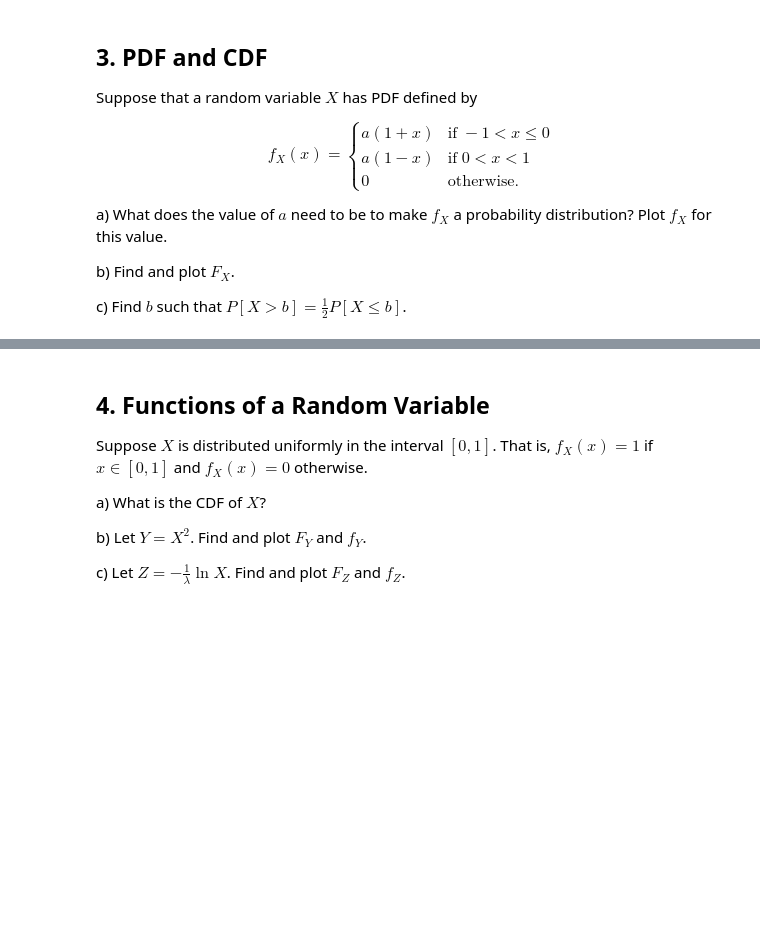
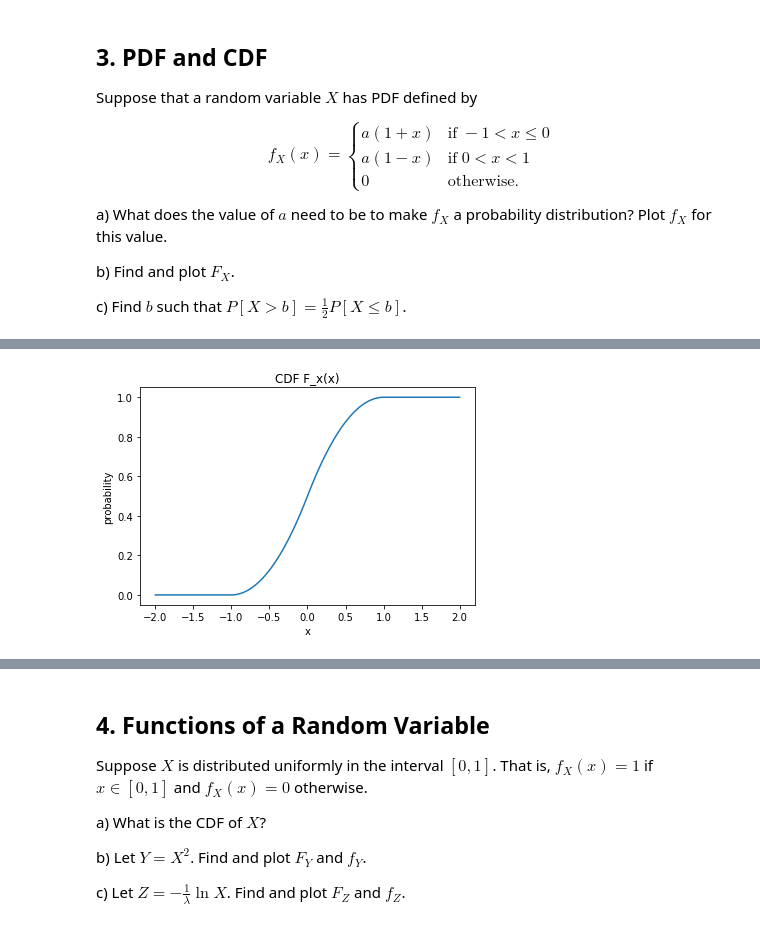
Before and after one commit to kegedy/EE502P, a Jupyter notebook: hw/kevin/HW08.ipynb, the cells around one changed output, grey strips where cells are left out. Saved outputs shown, nothing was run; the diff lists cells and outputs as text; code cells hidden in the pictures; blank space fills up the shorter version.

```diff
--- a/hw/kevin/HW08.ipynb
+++ b/hw/kevin/HW08.ipynb
@@ -192,21 +238,24 @@ ax.set_title('PDF function f_x(x)');
 # %%
 x = np.linspace(-2,2,101)
-def cdf_function(x):
+def cdf_function3(x):
     a = 1
     x0 = x[x<=-1]
     x1 = x[(x>-1) & (x<=0)]
     x2 = x[(x>0) & (x<1)]
     x3 = x[x>=1]
     y0 = lambda x: np.zeros(len(x))
-    y1 = lambda x: a*(x+(x**2)/2) - a*(-1/2)
-    def sum_y1(y1):
-        for i in range(1,len(y1)):
-
-    y2 = lambda x: a*x-a*x**2
-    y3 = lambda x: np.zeros(len(x))
-    return y0(x0).tolist()+y1(x1).tolist()+y2(x2).tolist()+y3(x3).tolist()
+    y1 = lambda x: a*(x+(x**2)/2) - a*(-1/2)   #F_x if -1<x<=0
+    F0 = np.max(y1(x1).tolist())
+    y2 = lambda x: a*(x-(x**2)/2)+F0           #F_x if 0<x<1
+    y3 = lambda x: np.ones(len(x))
+    return y0(x0).tolist()+\
+            y1(x1).tolist()+\
+            y2(x2).tolist()+\
+            y3(x3).tolist()
 
 fig,ax = plt.subplots(figsize=(6,4))
-ax.plot(x,cdf_function(x),color='C0')
-ax.set_title('CDF of f_x(x)');
+ax.plot(x,cdf_function3(x),color='C0')
+ax.set_title('CDF F_x(x)')
+ax.set_xlabel('x')
+ax.set_ylabel('probability');
 # %% [output]
@@ -213,0 +262 @@ IndentationError: expected an indented block (<ipython-input-50-9ac968c1717c>, l
+[figure, added]
```
Also changed, not shown: parts of 15 cells of this notebook.
